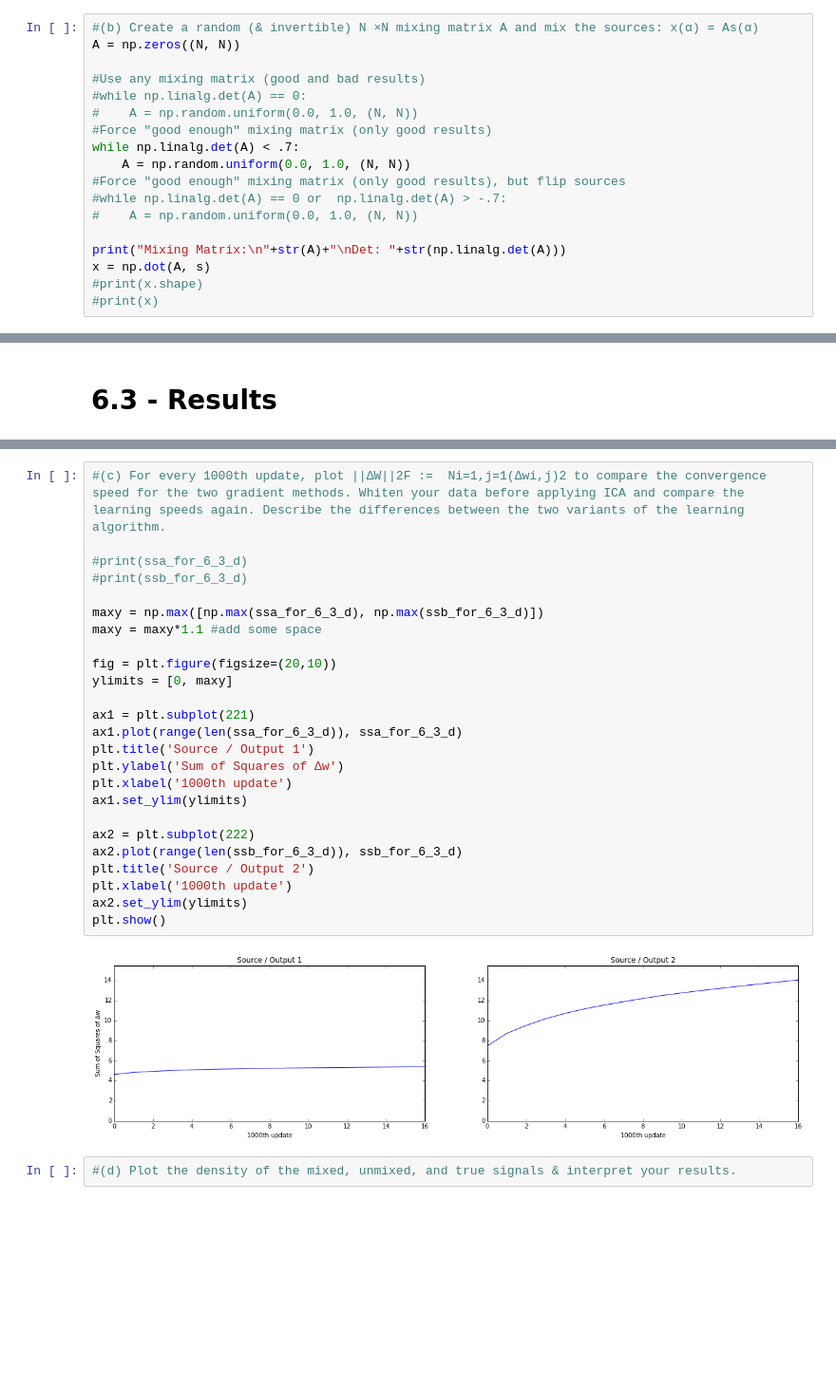
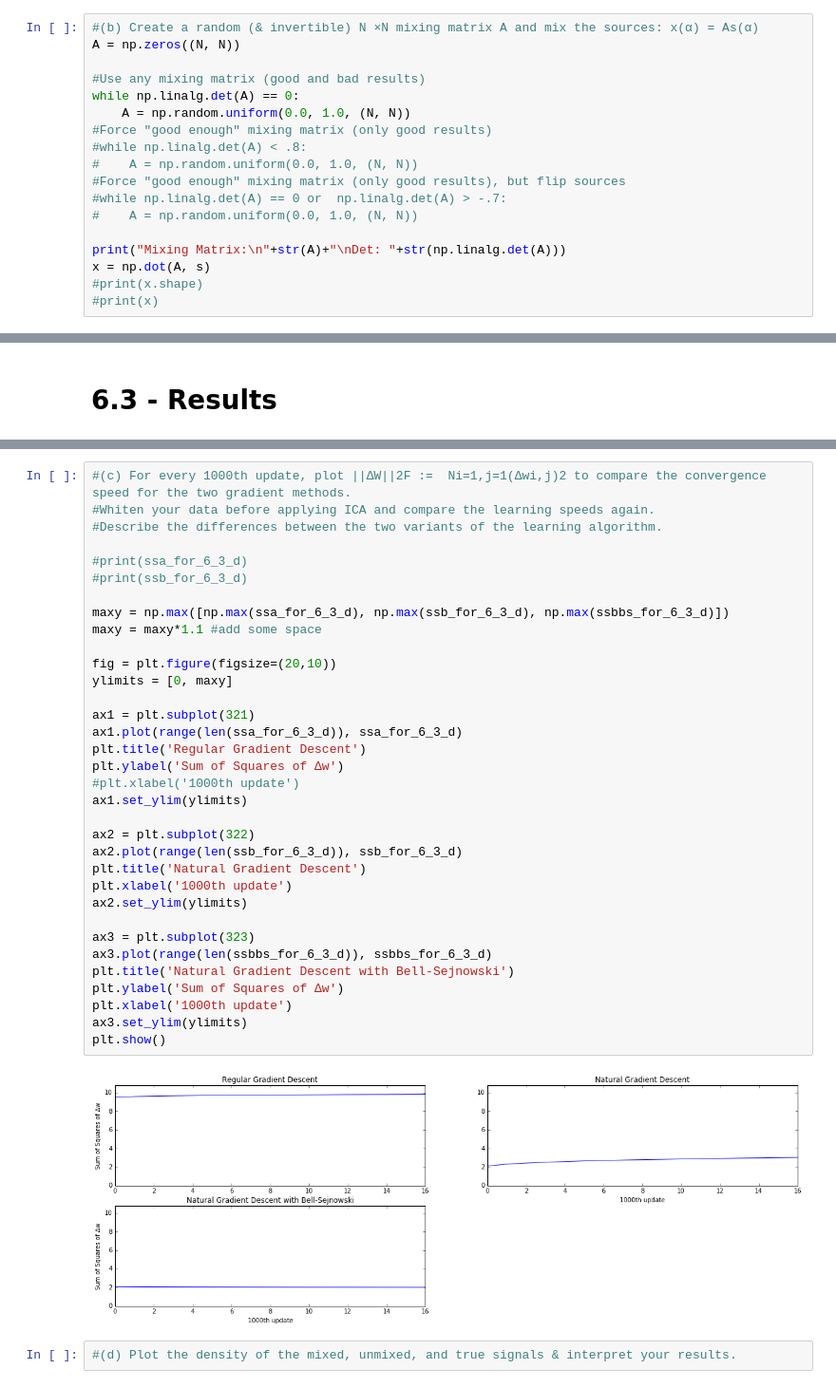
Before and after one commit to henribunting/WeDoMI2, a Jupyter notebook: Homework6/Untitled_newest.ipynb, the cells around one changed output, grey strips where cells are left out. Shown: that part at 95% size. Saved outputs shown, nothing was run; the diff lists cells and outputs as text; blank space fills up the shorter version.

```diff
--- a/Homework6/Untitled_newest.ipynb
+++ b/Homework6/Untitled_newest.ipynb
@@ -13,11 +13,11 @@ N = s.shape[0]
 A = np.zeros((N, N))
 
 #Use any mixing matrix (good and bad results)
-#while np.linalg.det(A) == 0:
+while np.linalg.det(A) == 0:
+    A = np.random.uniform(0.0, 1.0, (N, N))
+#Force "good enough" mixing matrix (only good results)
+#while np.linalg.det(A) < .8:
 #    A = np.random.uniform(0.0, 1.0, (N, N))
-#Force "good enough" mixing matrix (only good results)
-while np.linalg.det(A) < .7:
-    A = np.random.uniform(0.0, 1.0, (N, N))
 #Force "good enough" mixing matrix (only good results), but flip sources
 #while np.linalg.det(A) == 0 or  np.linalg.det(A) > -.7:
 #    A = np.random.uniform(0.0, 1.0, (N, N))
@@ -256,29 +252,38 @@ Natural
 # %%
-#(c) For every 1000th update, plot ||∆W||2F :=  Ni=1,j=1(∆wi,j)2 to compare the convergence speed for the two gradient methods. Whiten your data before applying ICA and compare the learning speeds again. Describe the differences between the two variants of the learning algorithm.
+#(c) For every 1000th update, plot ||∆W||2F :=  Ni=1,j=1(∆wi,j)2 to compare the convergence speed for the two gradient methods.
+#Whiten your data before applying ICA and compare the learning speeds again.
+#Describe the differences between the two variants of the learning algorithm.
 
 #print(ssa_for_6_3_d)
 #print(ssb_for_6_3_d)
 
-maxy = np.max([np.max(ssa_for_6_3_d), np.max(ssb_for_6_3_d)])
+maxy = np.max([np.max(ssa_for_6_3_d), np.max(ssb_for_6_3_d), np.max(ssbbs_for_6_3_d)])
 maxy = maxy*1.1 #add some space
 
 fig = plt.figure(figsize=(20,10))
 ylimits = [0, maxy]
 
-ax1 = plt.subplot(221)
+ax1 = plt.subplot(321)
 ax1.plot(range(len(ssa_for_6_3_d)), ssa_for_6_3_d)
-plt.title('Source / Output 1')
+plt.title('Regular Gradient Descent')
+plt.ylabel('Sum of Squares of ∆w')
+#plt.xlabel('1000th update')
+ax1.set_ylim(ylimits)
+
+ax2 = plt.subplot(322)
+ax2.plot(range(len(ssb_for_6_3_d)), ssb_for_6_3_d)
+plt.title('Natural Gradient Descent')
+plt.xlabel('1000th update')
+ax2.set_ylim(ylimits)
+
+ax3 = plt.subplot(323)
+ax3.plot(range(len(ssbbs_for_6_3_d)), ssbbs_for_6_3_d)
+plt.title('Natural Gradient Descent with Bell-Sejnowski')
 plt.ylabel('Sum of Squares of ∆w')
 plt.xlabel('1000th update')
-ax1.set_ylim(ylimits)
-
-ax2 = plt.subplot(222)
-ax2.plot(range(len(ssb_for_6_3_d)), ssb_for_6_3_d)
-plt.title('Source / Output 2')
-plt.xlabel('1000th update')
-ax2.set_ylim(ylimits)
+ax3.set_ylim(ylimits)
 plt.show()
 # %% [output]
-[figure, old version]
+[figure, new version]
 # %%
 #(d) Plot the density of the mixed, unmixed, and true signals & interpret your results.
```
Also changed, not shown: parts of 6 cells of this notebook, 3 other files.
